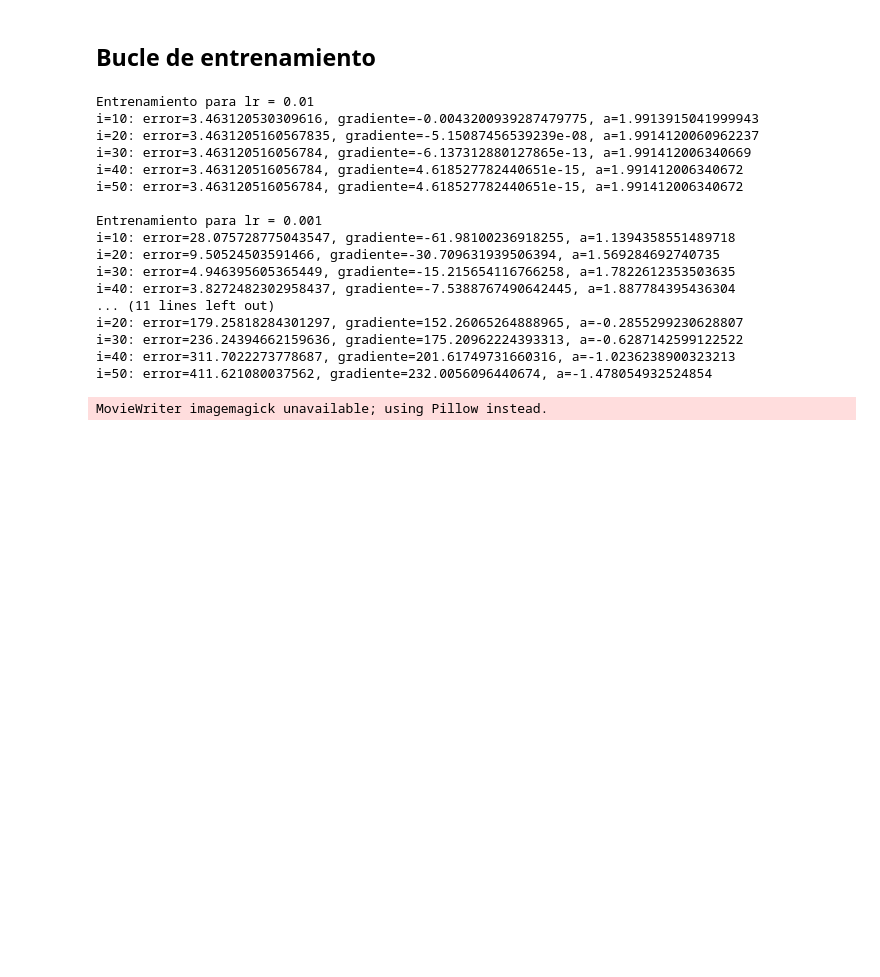
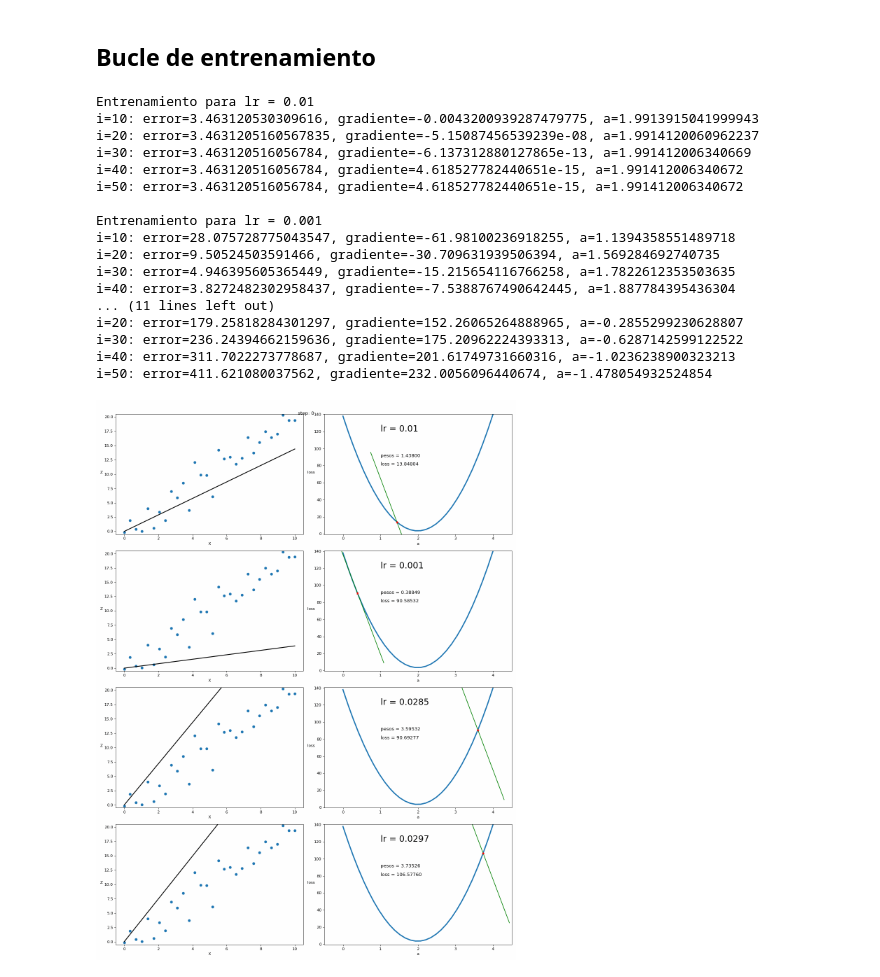
Before and after one commit to maximofn/Curso_Pytorch, a Jupyter notebook: 03 Redes fully connected/08 Efecto de distintos valores del learning rate.ipynb, the cells around one changed output. Drawn from its saved outputs; the diff is of its cells as text; code cells hidden in the pictures; blank space fills up the shorter version.

Commit message:
Arreglo errores del tema 3 y añado un script del tema de fastprogress

```diff
--- a/03 Redes fully connected/08 Efecto de distintos valores del learning rate.ipynb
+++ b/03 Redes fully connected/08 Efecto de distintos valores del learning rate.ipynb
@@ -192,23 +194,23 @@ for l, lr in enumerate(LRs):
     print(f"Entrenamiento para lr = {lr}")
     for i in range(steps):
         # Calculamos el gradiente
-        dl = gradiente(a, x, y)
+        dl = gradiente(a, x, z)
 
         # Corregimos el valor de a
         a = a - lr*dl
 
         # Calculamos los valores que obtiene la red neuronal
-        z = a*x
+        z_p = a*x
 
         # Obtenemos el error
-        error = loss_fn(y, z)
+        error = loss_fn(z, z_p)
 
         # Obtenemos las rectas de los gradientes para representarlas
         x_linea_gradiente, y_linea_gradiente = gradiente_linea(i_inicio, a=a, error=error, gradiente=dl)
 
         # Guardamos los valores para luego ver la evolución del entrenamiento en una gráfica
         As[l][i] = a
-        Zs[l][i] = z
+        Zs[l][i] = z_p
         Errores[l][i] = error
         Xs_linea_gradiente[l][i] = x_linea_gradiente
         Ys_linea_gradiente[l][i] = y_linea_gradiente
@@ -239,6 +241,7 @@ i=50: error=411.621080037562, gradiente=232.0056096440674, a=-1.478054932524854
 # Creamos GIF con la evolución del entrenamiento
 
 from matplotlib.animation import FuncAnimation
+from IPython.display import display, Image
 
 rectas = []
 gradientes = []
@@ -255,7 +258,7 @@ fig, ax = plt.subplots(len(LRs),2, figsize=(15, 5*len(LRs)))
 fig.set_tight_layout(True)
 for i in range(len(LRs)):
     ax[i][0].set_xlabel('X')
-    ax[i][0].set_ylabel('Y  ', rotation=0)
+    ax[i][0].set_ylabel('Z  ', rotation=0)
     ax[i][1].set_xlabel('a')
     ax[i][1].set_ylabel('loss  ', rotation=0)
     ax[i][0].set_xlim(-0.5, 10.5)
@@ -264,7 +267,7 @@ for i in range(len(LRs)):
     ax[i][1].set_ylim(-0.5, 140.5)
 
     # Se dibujan los datos que persistiran en toda la evolución de la gráfica
-    ax[i][0].scatter(x, y)
+    ax[i][0].scatter(x, z)
     ax[i][1].plot(posibles_a, perdidas, linewidth = 3)
 
     # Se dibuja el resto de lineas que irán cambiando durante el entrenamiento
@@ -289,34 +292,40 @@ titulo = fig.suptitle(f'step: {0}', fontsize=fontsize)
 # Se define la función que va a modificar la gráfica con la evolución del entrenamiento
 def update(i):
 
     for l, _ in enumerate(LRs):
         # Se actualiza la recta generada con la pendiente a aprendida
         rectas[l].set_ydata(Zs[l][i])
 
         # Se actualiza el gradiente de la función de error
         gradientes[l].set_xdata(Xs_linea_gradiente[l][i])
         gradientes[l].set_ydata(Ys_linea_gradiente[l][i])
 
         # Se actualiza el punto 2. Punto donde se calcula el gradiente
-        puntos[l].set_xdata(As[l][i])
-        puntos[l].set_ydata(Errores[l][i])
+        puntos[l].set_xdata([As[l][i]])
+        puntos[l].set_ydata([Errores[l][i]])
 
         # Se actualizan los textos
         a_texts[l].set_text(f'pesos = {As[l][i]:.5f}')
         error_texts[l].set_text(f'loss = {Errores[l][i]:.5f}')
         lr_texts[l].set_text(f'lr = {LRs[l]}')
 
     titulo.set_text(f'step: {i}')
 
     return line1, # ax1, #line2, punto2, ax2, a_text, error_text
 
 # Se crea la animación con un refresco cada 200 ms
 interval = 500 # ms
 anim = FuncAnimation(fig, update, frames=np.arange(0, steps), interval=interval)
 
 # Se guarda en un GIF
 gif_name = "GIFs/efecto_LRs.gif"
-anim.save(gif_name, dpi=80, writer='imagemagick')
+anim.save(gif_name, dpi=80, writer='pillow')
+
+# Leer el GIF y mostrarlo
+with open(gif_name, 'rb') as f:
+    display(Image(data=f.read()))
+
+# Se elimina la figura para que no se muestre en el notebook
 plt.close()
 # %% [output]
-MovieWriter imagemagick unavailable; using Pillow instead.
+[figure, added]
```
Also changed, not shown: parts of 12 cells of this notebook, 28 other files.
